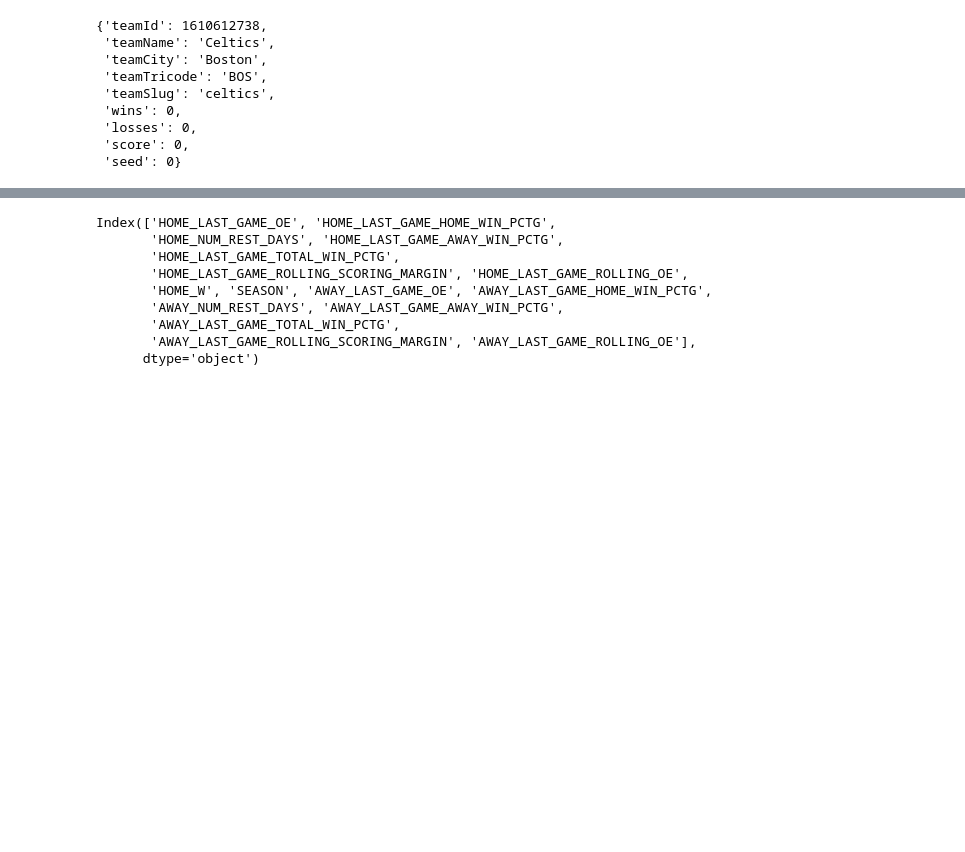
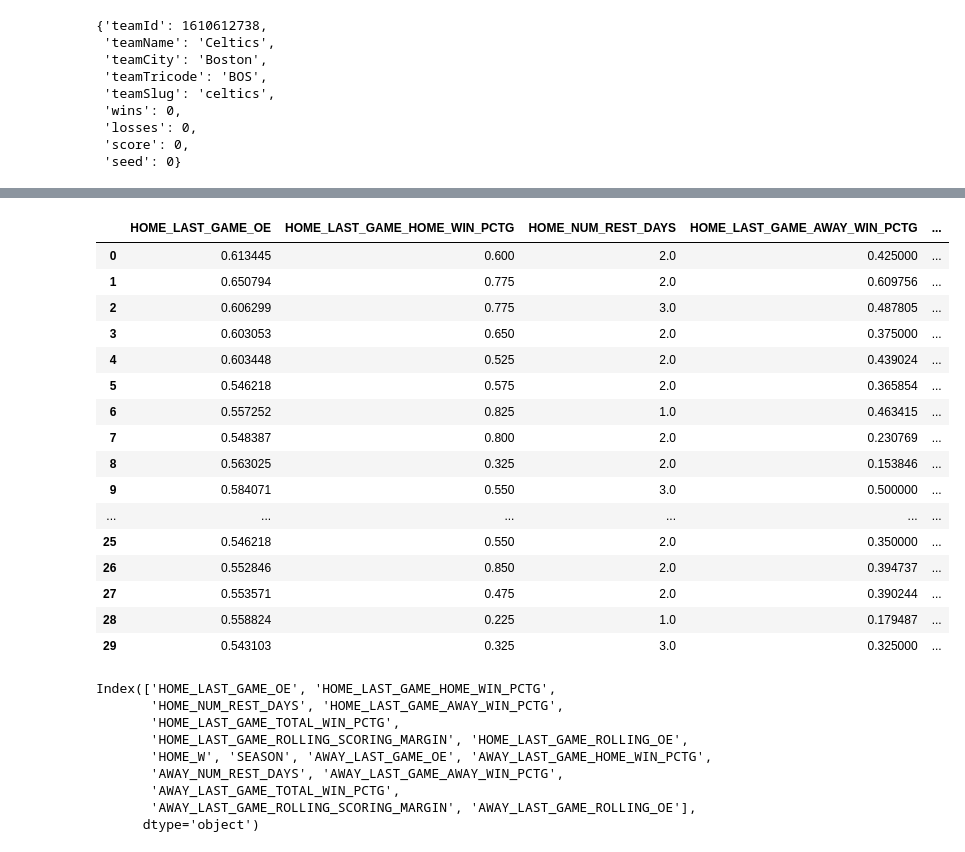
Before and after one commit to TheResearchLab/Practice, a Jupyter notebook: Streamlit-Basketball-App/data_ingest.ipynb, the cells around one changed output, grey strips where cells are left out. Drawn from its saved outputs; the diff is of its cells as text; code cells hidden in the pictures; blank space fills up the shorter version.

Commit message:
feat: update fct_wl_features table in jupyter notebook

```diff
--- a/Streamlit-Basketball-App/data_ingest.ipynb
+++ b/Streamlit-Basketball-App/data_ingest.ipynb
@@ -402,0 +418,27 @@ df = pd.read_json(response.json(),orient='records')
+# %%
+# retreive max record
+#
+df['GAME_DATE'] = pd.to_datetime(df['GAME_DATE'])
+away_max_dates = df.groupby(['AWAY_TEAM_ID'])['GAME_DATE'].idxmax()
+away_team_df = df.iloc[away_max_dates].reset_index().drop(['index'],axis=1)
+home_max_dates = df.groupby(['HOME_TEAM_ID'])['GAME_DATE'].idxmax()
+home_team_df = df.iloc[home_max_dates].reset_index().drop(['index'],axis=1)
+home_team_df
+# %% [output]
+|  | HOME_LAST_GAME_OE | HOME_LAST_GAME_HOME_WIN_PCTG | HOME_NUM_REST_DAYS | HOME_LAST_GAME_AWAY_WIN_PCTG | ... |
+| 0 | 0.613445 | 0.600 | 2.0 | 0.425000 | ... |
+| 1 | 0.650794 | 0.775 | 2.0 | 0.609756 | ... |
+| 2 | 0.606299 | 0.775 | 3.0 | 0.487805 | ... |
+| 3 | 0.603053 | 0.650 | 2.0 | 0.375000 | ... |
+| 4 | 0.603448 | 0.525 | 2.0 | 0.439024 | ... |
+| 5 | 0.546218 | 0.575 | 2.0 | 0.365854 | ... |
+| 6 | 0.557252 | 0.825 | 1.0 | 0.463415 | ... |
+| 7 | 0.548387 | 0.800 | 2.0 | 0.230769 | ... |
+| 8 | 0.563025 | 0.325 | 2.0 | 0.153846 | ... |
+| 9 | 0.584071 | 0.550 | 3.0 | 0.500000 | ... |
+| ... | ... | ... | ... | ... | ... |
+| 25 | 0.546218 | 0.550 | 2.0 | 0.350000 | ... |
+| 26 | 0.552846 | 0.850 | 2.0 | 0.394737 | ... |
+| 27 | 0.553571 | 0.475 | 2.0 | 0.390244 | ... |
+| 28 | 0.558824 | 0.225 | 1.0 | 0.179487 | ... |
+| 29 | 0.543103 | 0.325 | 3.0 | 0.325000 | ... |
```
Also changed, not shown: parts of 7 cells of this notebook, 5 other files.
